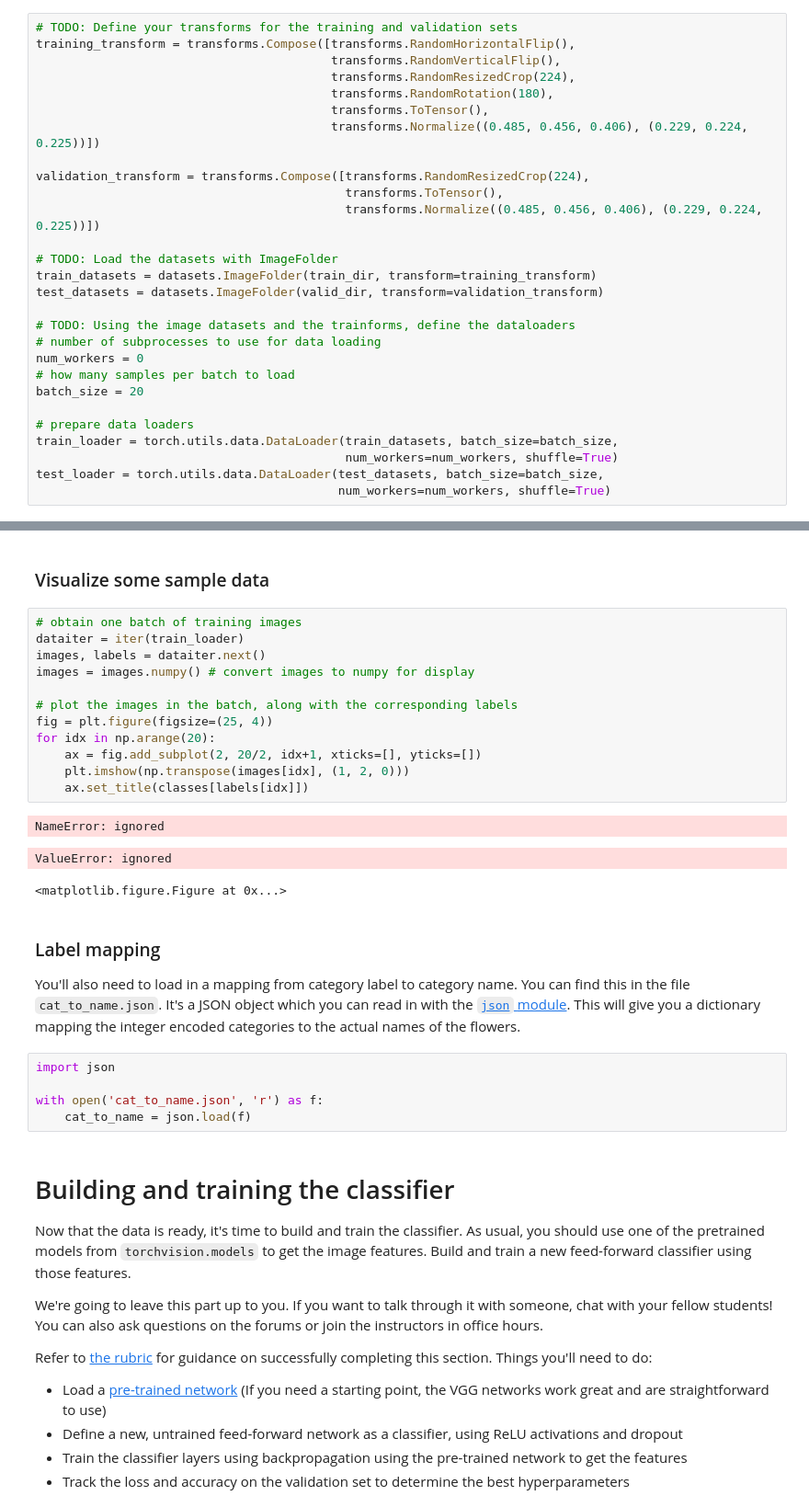
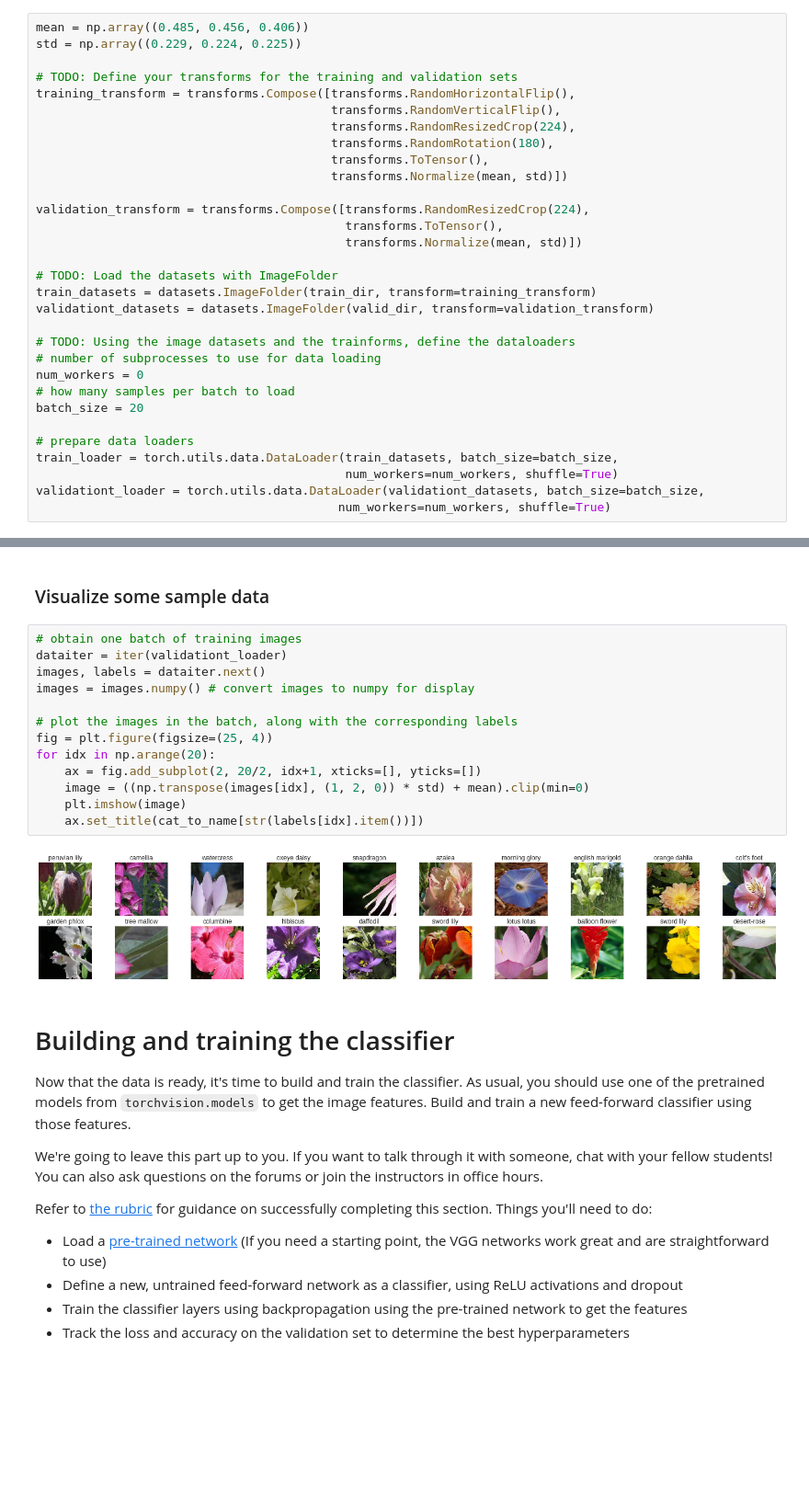
Before and after one commit to joaopamaral/pytorch_challenge, a Jupyter notebook: Image Classifier Project.ipynb, the cells around one changed output, grey strips where cells are left out. Shown at 92% size. Drawn from its saved outputs; the diff is of its cells as text; blank space fills up the shorter version.

```diff
--- a/Image Classifier Project.ipynb
+++ b/Image Classifier Project.ipynb
@@ -79,21 +79,24 @@ data_dir = 'flower_data'
 train_dir = data_dir + '/train/'
 valid_dir = data_dir + '/valid/'
 # %%
+mean = np.array((0.485, 0.456, 0.406))
+std = np.array((0.229, 0.224, 0.225))
+
 # TODO: Define your transforms for the training and validation sets
 training_transform = transforms.Compose([transforms.RandomHorizontalFlip(),
                                          transforms.RandomVerticalFlip(),
                                          transforms.RandomResizedCrop(224),
                                          transforms.RandomRotation(180),
                                          transforms.ToTensor(),
-                                         transforms.Normalize((0.485, 0.456, 0.406), (0.229, 0.224, 0.225))])
+                                         transforms.Normalize(mean, std)])
 
 validation_transform = transforms.Compose([transforms.RandomResizedCrop(224),
                                            transforms.ToTensor(),
-                                           transforms.Normalize((0.485, 0.456, 0.406), (0.229, 0.224, 0.225))])
+                                           transforms.Normalize(mean, std)])
 
 # TODO: Load the datasets with ImageFolder
 train_datasets = datasets.ImageFolder(train_dir, transform=training_transform)
-test_datasets = datasets.ImageFolder(valid_dir, transform=validation_transform)
+validationt_datasets = datasets.ImageFolder(valid_dir, transform=validation_transform)
 
 # TODO: Using the image datasets and the trainforms, define the dataloaders
 # number of subprocesses to use for data loading
@@ -104,5 +107,5 @@ batch_size = 20
 # prepare data loaders
 train_loader = torch.utils.data.DataLoader(train_datasets, batch_size=batch_size,
                                            num_workers=num_workers, shuffle=True)
-test_loader = torch.utils.data.DataLoader(test_datasets, batch_size=batch_size,
+validationt_loader = torch.utils.data.DataLoader(validationt_datasets, batch_size=batch_size,
                                           num_workers=num_workers, shuffle=True)
@@ -110,29 +126,19 @@ test_loader = torch.utils.data.DataLoader(test_datasets, batch_size=batch_size,
 ### Visualize some sample data
 # %%
 # obtain one batch of training images
-dataiter = iter(train_loader)
+dataiter = iter(validationt_loader)
 images, labels = dataiter.next()
 images = images.numpy() # convert images to numpy for display
 
 # plot the images in the batch, along with the corresponding labels
 fig = plt.figure(figsize=(25, 4))
 for idx in np.arange(20):
     ax = fig.add_subplot(2, 20/2, idx+1, xticks=[], yticks=[])
-    plt.imshow(np.transpose(images[idx], (1, 2, 0)))
-    ax.set_title(classes[labels[idx]])
+    image = ((np.transpose(images[idx], (1, 2, 0)) * std) + mean).clip(min=0)
+    plt.imshow(image)
+    ax.set_title(cat_to_name[str(labels[idx].item())])
 # %% [output]
-NameError: ignored
-ValueError: ignored
-<matplotlib.figure.Figure at 0x...>
+[figure, added]
-# %% [markdown]
-### Label mapping
-
-You'll also need to load in a mapping from category label to category name. You can find this in the file `cat_to_name.json`. It's a JSON object which you can read in with the [`json` module](https://docs.python.org/2/library/json.html). This will give you a dictionary mapping the integer encoded categories to the actual names of the flowers.
-# %%
-import json
-
-with open('cat_to_name.json', 'r') as f:
-    cat_to_name = json.load(f)
 # %% [markdown]
 # Building and training the classifier
 
```
Also changed, not shown: parts of 2 cells of this notebook.
